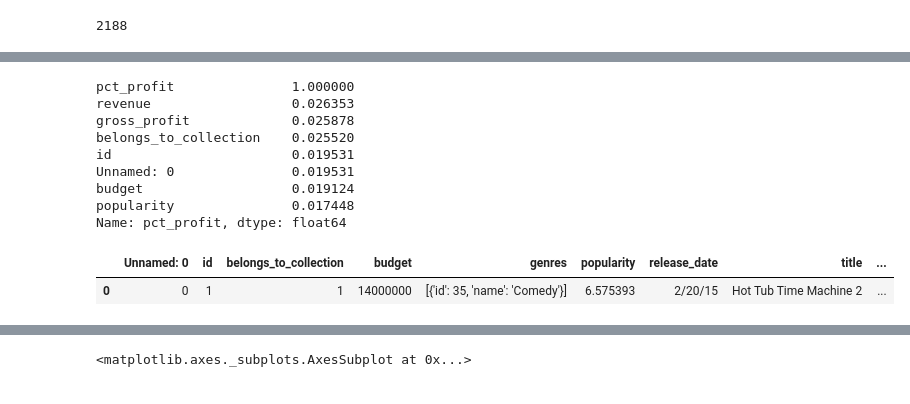
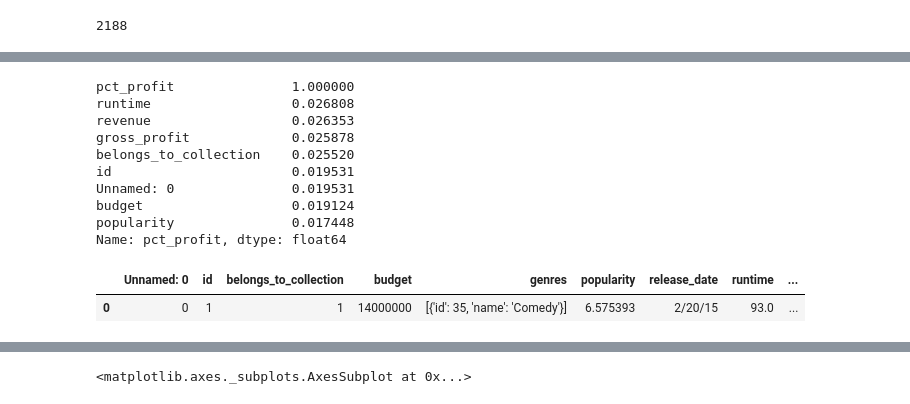
Before and after one commit to Mattsantos541/TMDB-Box-Office-Prediction, a Jupyter notebook: regression model with new features.ipynb, the cells around one changed output, grey strips where cells are left out. Cells and saved outputs as stored; diff of their text form; code cells hidden in the pictures.

```diff
--- a/regression model with new features.ipynb
+++ b/regression model with new features.ipynb
@@ -37,7 +37,7 @@ df.head()
 | 3 | 3 | 4 | 1200000 | hi | 3.174936 | 3/9/12 | 122.0 | Kahaani | 16000000 |
 | 4 | 4 | 5 | 0 | ko | 1.148070 | 2/5/09 | 118.0 | Marine Boy | 3923970 |
 # %%
-df_orig= df_orig.drop(columns=['poster_path', 'runtime', 'original_language','homepage', 'imdb_id', 'original_title', 'overview', 'status', 'Keywords', 'tagline', 'cast', 'crew', 'production_companies', 'production_countries', 'spoken_languages'])
+df_orig= df_orig.drop(columns=['poster_path', 'original_language','homepage', 'imdb_id', 'original_title', 'overview', 'status', 'Keywords', 'tagline', 'cast', 'crew', 'production_companies', 'production_countries', 'spoken_languages'])
 # %%
 df=df_orig
 # %%
@@ -282,6 +288,7 @@ df.describe()
 corr_matrix['pct_profit'].sort_values(ascending=False)
 # %% [output]
 pct_profit               1.000000
+runtime                  0.026808
 revenue                  0.026353
 gross_profit             0.025878
 belongs_to_collection    0.025520
@@ -292,11 +299,11 @@ popularity               0.017448
 Name: pct_profit, dtype: float64
 # %%
 df.head()
-df.drop(df[['genres', 'Unnamed: 0']], axis=1)
+df.drop(df[['Unnamed: 0']], axis=1)
 df.head(1)
 # %% [output]
-|  | Unnamed: 0 | id | belongs_to_collection | budget | genres | popularity | release_date | title | ... |
-| 0 | 0 | 1 | 1 | 14000000 | [{'id': 35, 'name': 'Comedy'}] | 6.575393 | 2/20/15 | Hot Tub Time Machine 2 | ... |
+|  | Unnamed: 0 | id | belongs_to_collection | budget | genres | popularity | release_date | runtime | ... |
+| 0 | 0 | 1 | 1 | 14000000 | [{'id': 35, 'name': 'Comedy'}] | 6.575393 | 2/20/15 | 93.0 | ... |
 # %%
 sns.pairplot(df)
 # %% [output]
```
Also changed, not shown: parts of 22 cells of this notebook.
